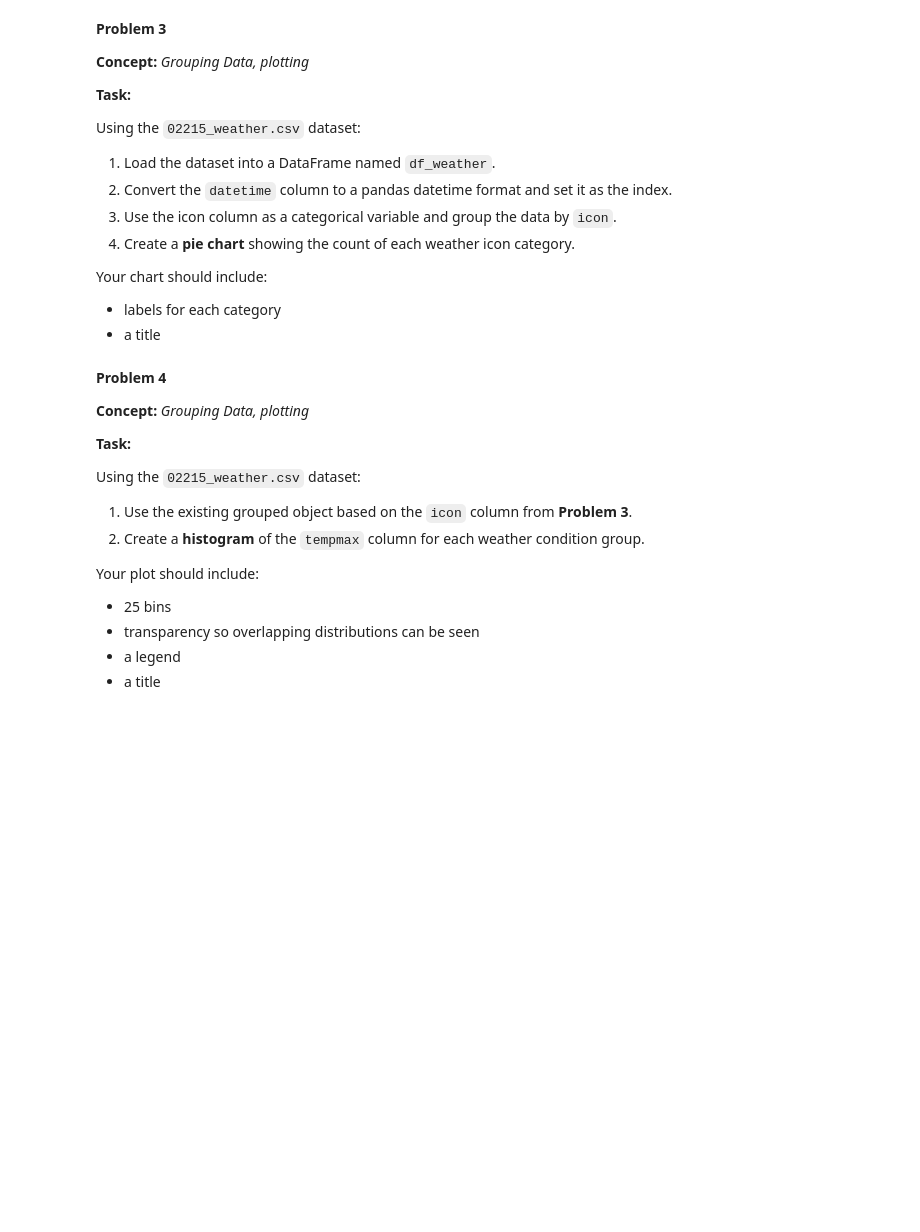
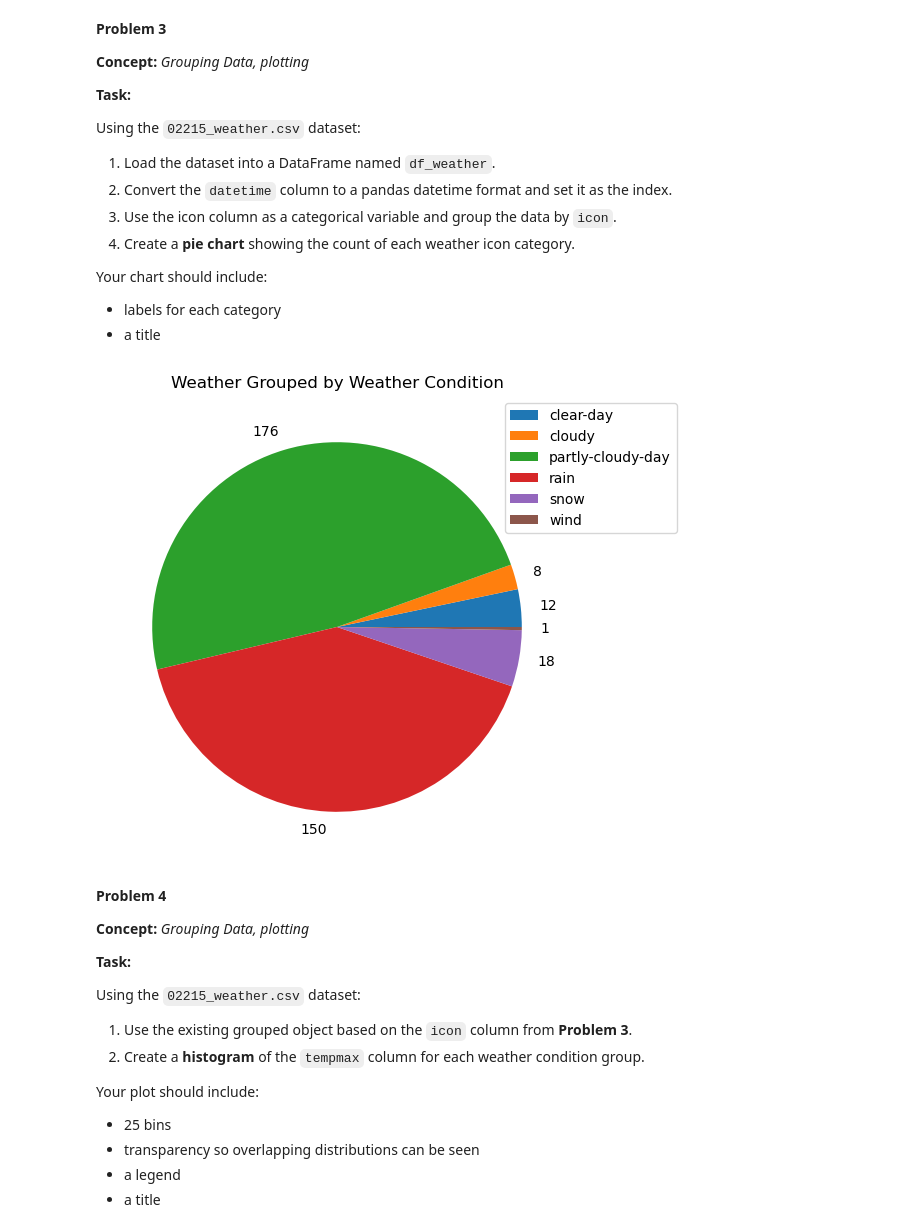
Before and after one commit to keshleem/dx602-homework-11, a Jupyter notebook: homework.ipynb, the cells around one changed output. Cells and saved outputs as stored; diff of their text form; code cells hidden in the pictures; blank space fills up the shorter version.

```diff
--- a/homework.ipynb
+++ b/homework.ipynb
@@ -102,3 +181,36 @@ Your chart should include:
+# %%
+# loading the data set reading the csv
+df_weather = pd.read_csv("02215_weather.csv")
+
+# converting datetime column to pandas datetime format
+df_weather.index = pd.to_datetime(df_weather["datetime"], format="%m/%d/%y")
+
+# grouping weather data by icon
+weather_icon_group_original = df_weather.groupby("icon")
+weather_icon_groups = df_weather.groupby("icon").size()
+
+# creating pie chart
+fig, ax = plt.subplots(figsize=(8,6))
+
+# labeling by the number of times the weather occurred
+ax.pie(weather_icon_groups, labels=weather_icon_groups)
+
+# title, added legend
+plt.title("Weather Grouped by Weather Condition")
+plt.legend(labels=weather_icon_groups.index,
+           loc="upper right",
+           bbox_to_anchor=(1.25, 1)
+)
+plt.show()
+
+# test checkin
+# weather_icon_groups
+# len(weather_icon_groups)
+# weather_icon_groups.groups
+# weather_icon_groups.mean(numeric_only=True)
+# df_weather
+# %% [output]
+[figure, added]
 # %% [markdown]
 **Problem 4**
 
```
Also changed, not shown: parts of 15 cells of this notebook.
